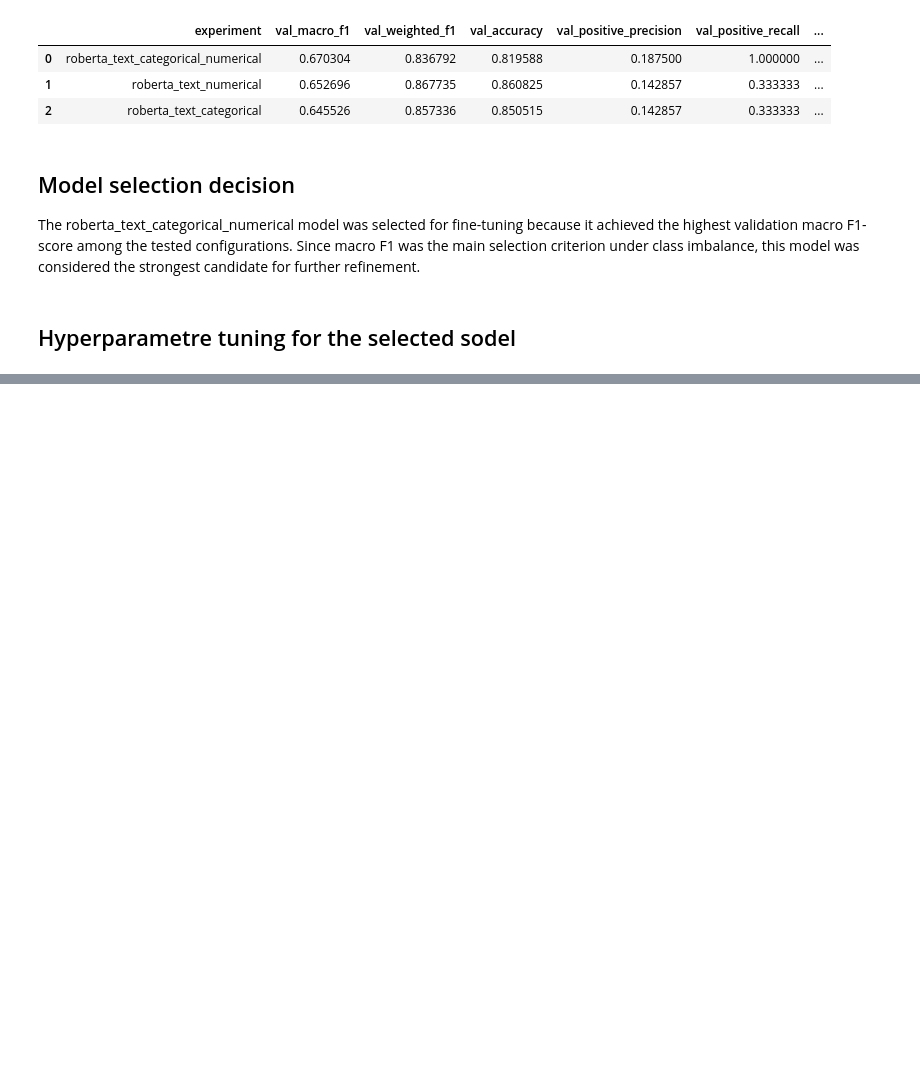
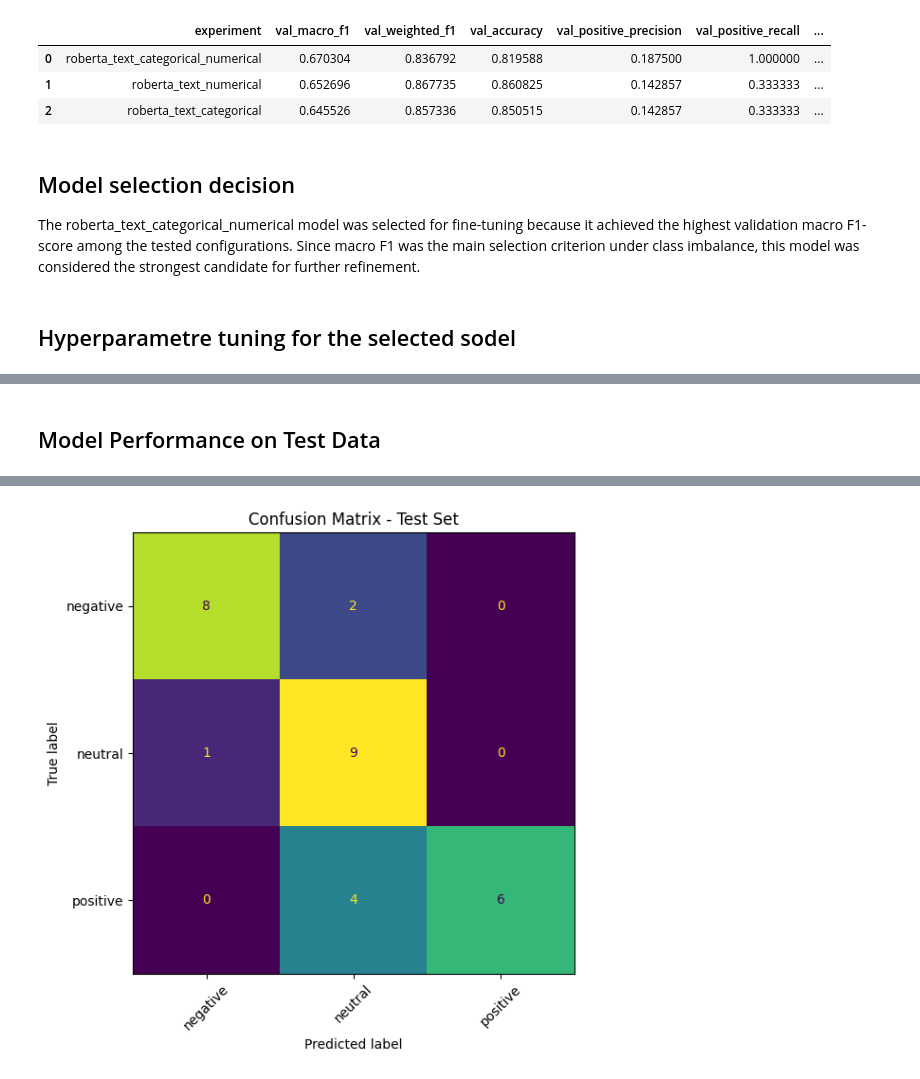
Before and after one commit to sulucay01/DI725-assignment1, a Jupyter notebook: notebooks/04_modeling_fusion.ipynb, the cells around one changed output, grey strips where cells are left out. Saved outputs shown, nothing was run; the diff lists cells and outputs as text; code cells hidden in the pictures; blank space fills up the shorter version.

Commit message:
Final version of 04_modeling_fusion.ipynb

```diff
--- a/notebooks/04_modeling_fusion.ipynb
+++ b/notebooks/04_modeling_fusion.ipynb
@@ -1459,0 +1440,9 @@ Fine-tuning experiments:
+# %%
+# =========================================================
+# Final rerun of the best sweep configuration
+# =========================================================
+
+BEST_LR = 3e-5
+BEST_DROPOUT = 0.30
+BEST_WEIGHT_DECAY = 0.01
+BEST_EPOCHS = 3
@@ -1768,0 +1638,62 @@ Best validation positive-class metrics:
+# %% [markdown]
+## Model Performance on Test Data
+# %%
+# =========================================================
+# Final test evaluation of the selected model
+# This block evaluates only on test data and shows:
+# - overall test metrics
+# - positive-class metrics
+# - classification report
+# - confusion matrix
+# =========================================================
+
+from sklearn.metrics import classification_report, confusion_matrix, ConfusionMatrixDisplay
+import matplotlib.pyplot as plt
+
+# ---------------------------------------------------------
+# Prepare test inputs
+# ---------------------------------------------------------
+test_cat = test_df[["issue_area_id", "issue_category_id"]].values
+test_num = test_df[SELECTED_NUMERIC_COLS].values
+
+# ---------------------------------------------------------
+# Build test dataset
+# ---------------------------------------------------------
+test_dataset = FlexibleFusionDataset(
+    encodings=test_encodings,
+    labels=test_df["label"].values,
+    cat_features=test_cat,
+    num_features=test_num
+)
+
+# ---------------------------------------------------------
+# Evaluate on test set
+# ---------------------------------------------------------
+test_metrics = best_trainer.evaluate(eval_dataset=test_dataset)
+
+# Detailed predictions
+test_results = evaluate_split(best_trainer, test_dataset, "test", label_encoder)
+
+# Positive-class metrics
+test_pos = get_positive_class_metrics(
+    test_results["y_true"],
+    test_results["y_pred"],
+    label_encoder
+)
+
+# ---------------------------------------------------------
+# Confusion matrix
+# ---------------------------------------------------------
+cm = confusion_matrix(test_results["y_true"], test_results["y_pred"])
+
+fig, ax = plt.subplots(figsize=(8, 6))
+disp = ConfusionMatrixDisplay(
+    confusion_matrix=cm,
+    display_labels=label_encoder.classes_
+)
+disp.plot(ax=ax, values_format="d", colorbar=False)
+plt.title("Confusion Matrix - Test Set")
+plt.xticks(rotation=45)
+plt.tight_layout()
+plt.show()
+# %% [output]
@@ -1768,0 +1719 @@ Best validation positive-class metrics:
+[figure, added]
```
Also changed, not shown: parts of 18 cells of this notebook.
